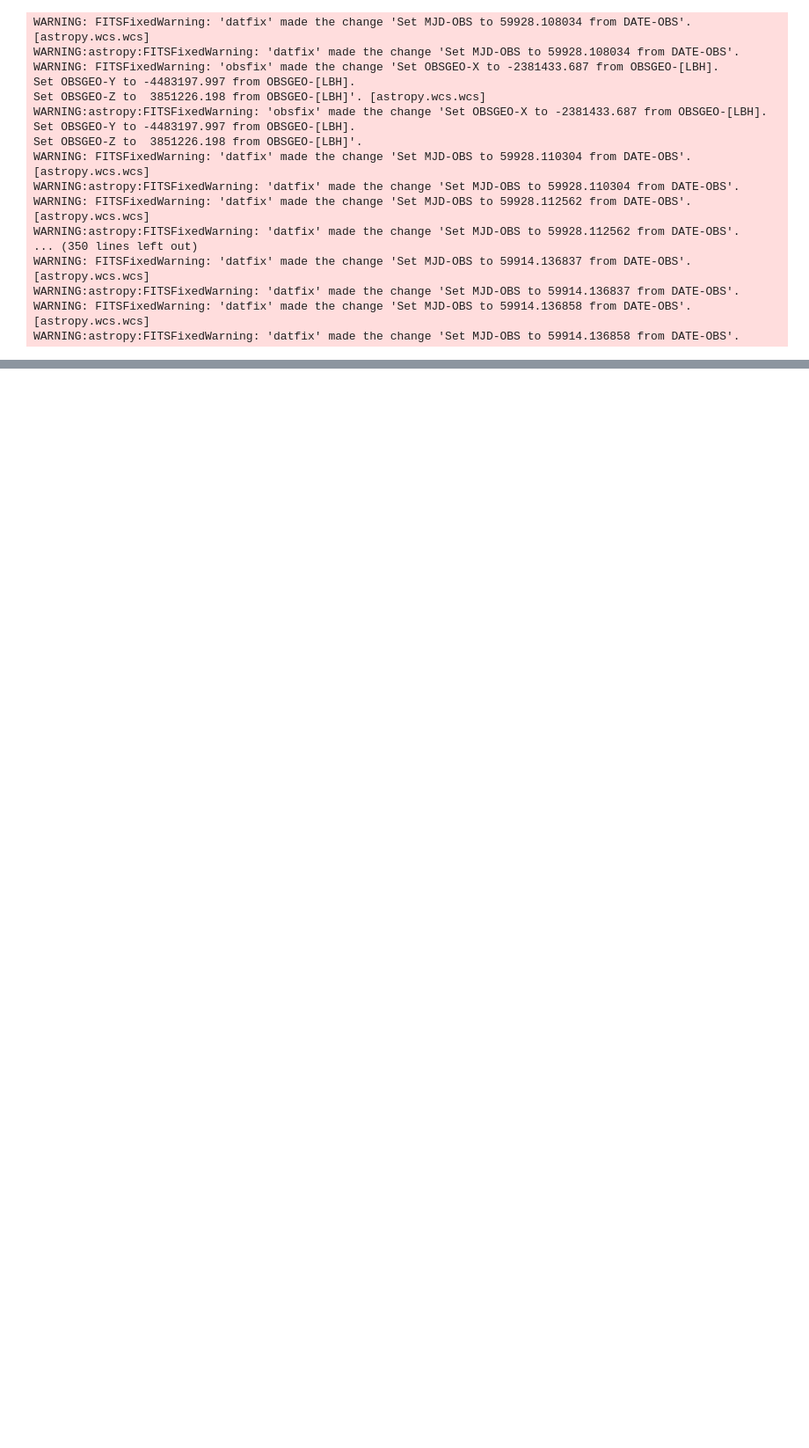
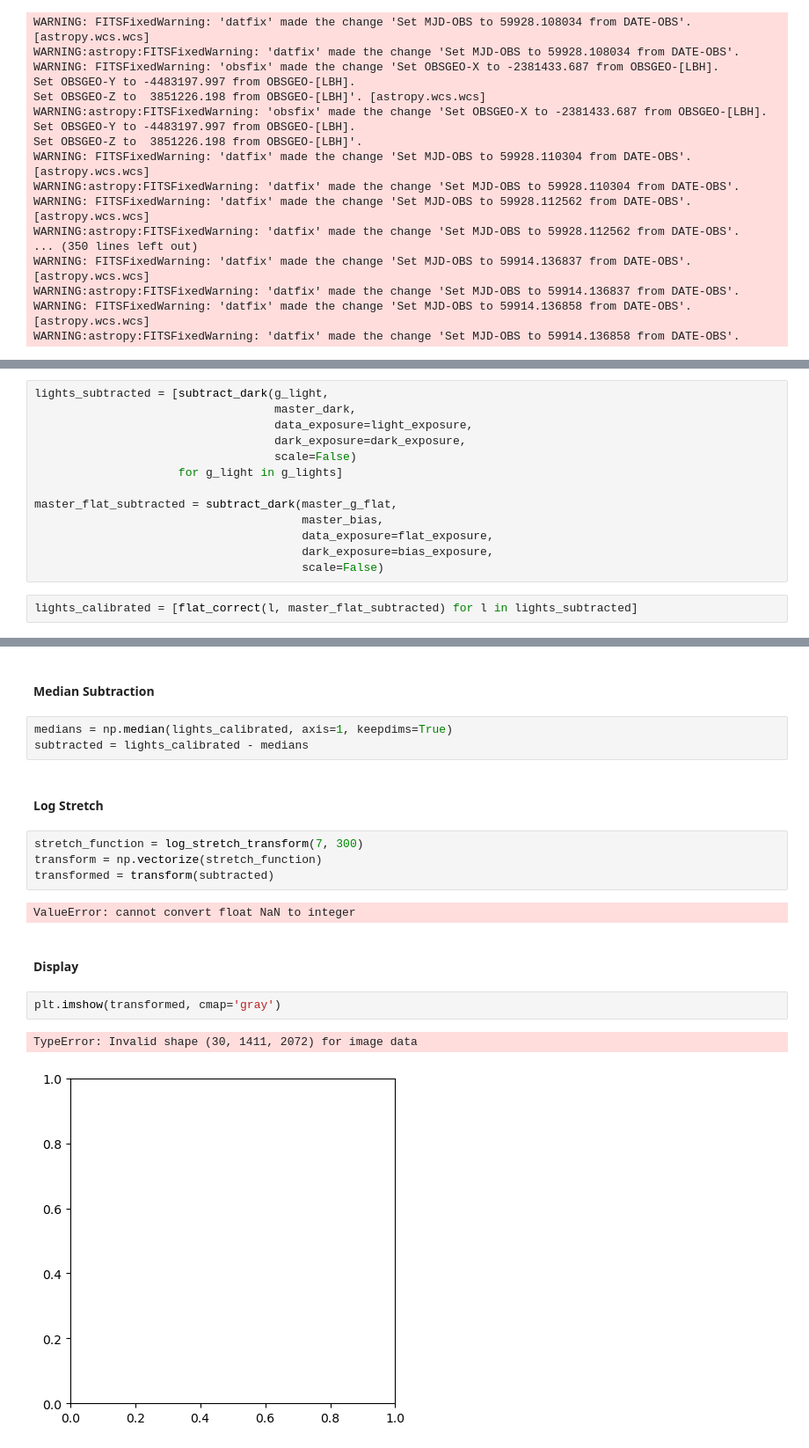
Before and after one commit to brianhill/transient-astronomy, a Jupyter notebook: targets/SN_2022abik/2022-12-1415/analysis-luke.ipynb, the cells around one changed output, grey strips where cells are left out. Shown: that part at 88% size. Saved outputs shown, nothing was run; the diff lists cells and outputs as text; blank space fills up the shorter version.

```diff
--- a/targets/SN_2022abik/2022-12-1415/analysis-luke.ipynb
+++ b/targets/SN_2022abik/2022-12-1415/analysis-luke.ipynb
@@ -168,0 +132,15 @@ data_transform()
+# %%
+lights_subtracted = [subtract_dark(g_light,
+                                   master_dark,
+                                   data_exposure=light_exposure,
+                                   dark_exposure=dark_exposure,
+                                   scale=False)
+                     for g_light in g_lights]
+
+master_flat_subtracted = subtract_dark(master_g_flat,
+                                       master_bias,
+                                       data_exposure=flat_exposure,
+                                       dark_exposure=bias_exposure,
+                                       scale=False)
+# %%
+lights_calibrated = [flat_correct(l, master_flat_subtracted) for l in lights_subtracted]
@@ -168,0 +153,20 @@ data_transform()
+# %% [markdown]
+#### Median Subtraction
+# %%
+medians = np.median(lights_calibrated, axis=1, keepdims=True)
+subtracted = lights_calibrated - medians
+# %% [markdown]
+#### Log Stretch
+# %%
+stretch_function = log_stretch_transform(7, 300)
+transform = np.vectorize(stretch_function)
+transformed = transform(subtracted)
+# %% [output]
+ValueError: cannot convert float NaN to integer
+# %% [markdown]
+#### Display
+# %%
+plt.imshow(transformed, cmap='gray')
+# %% [output]
+TypeError: Invalid shape (30, 1411, 2072) for image data
+[figure, added]
```
Also changed, not shown: parts of 23 cells of this notebook.
